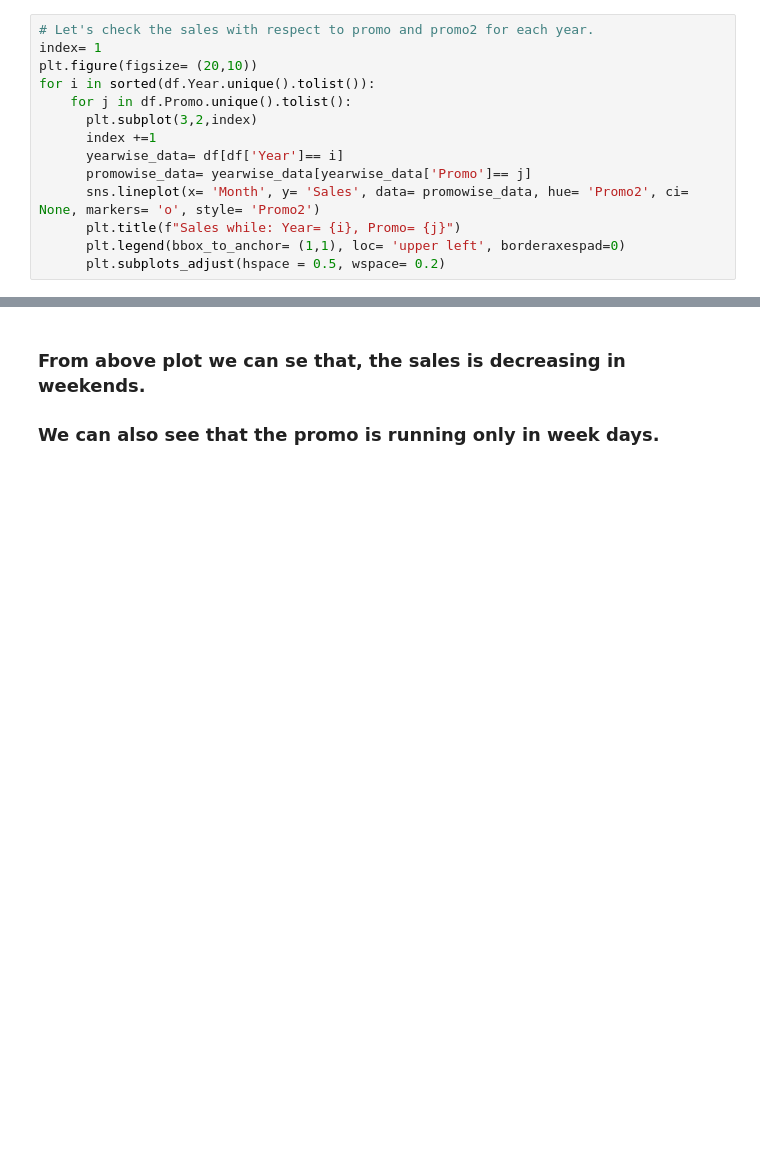
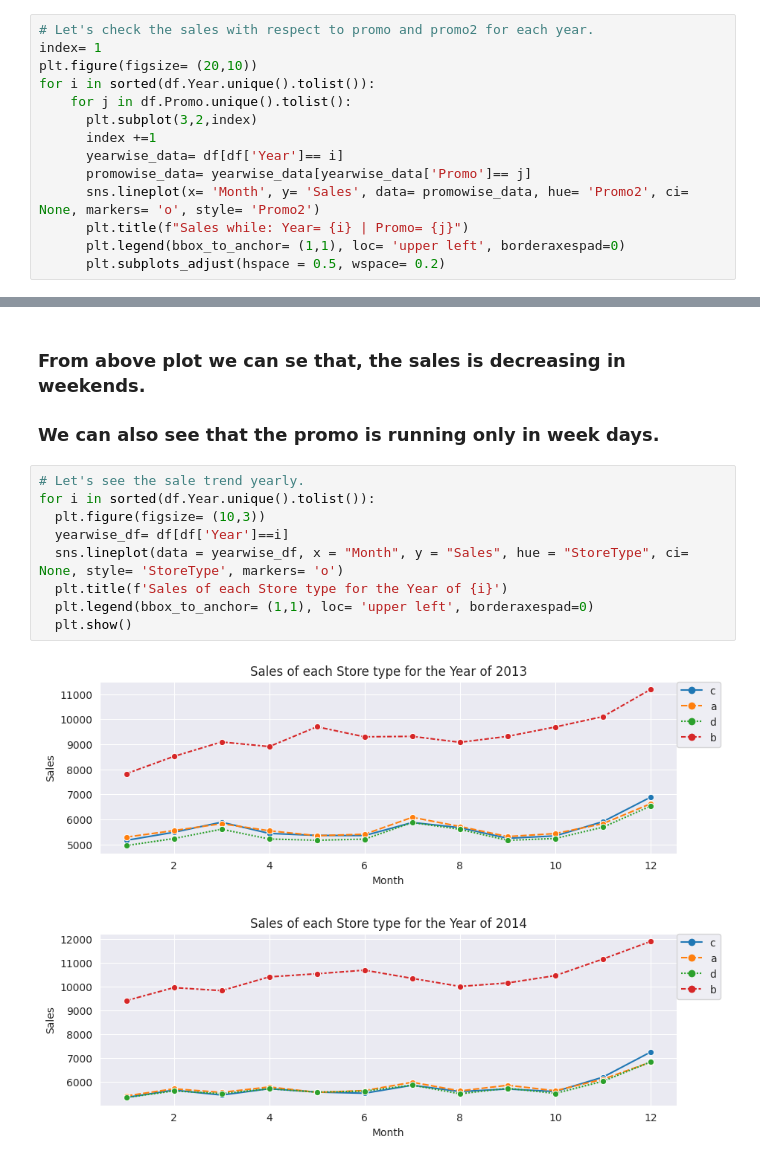
Before and after one commit to diptiranjan1998/Regression-Analysis-on-Retail-Sales-Prediction, a Jupyter notebook: Retail_sales_prediction.ipynb, the cells around one changed output, grey strips where cells are left out. Cells and saved outputs as stored; diff of their text form; blank space fills up the shorter version.

```diff
--- a/Retail_sales_prediction.ipynb
+++ b/Retail_sales_prediction.ipynb
@@ -554,7 +556,7 @@ for i in sorted(df.Year.unique().tolist()):
       yearwise_data= df[df['Year']== i]
       promowise_data= yearwise_data[yearwise_data['Promo']== j]
       sns.lineplot(x= 'Month', y= 'Sales', data= promowise_data, hue= 'Promo2', ci= None, markers= 'o', style= 'Promo2')
-      plt.title(f"Sales while: Year= {i}, Promo= {j}")
+      plt.title(f"Sales while: Year= {i} | Promo= {j}")
       plt.legend(bbox_to_anchor= (1,1), loc= 'upper left', borderaxespad=0)
       plt.subplots_adjust(hspace = 0.5, wspace= 0.2)
 # %% [output]
@@ -571,3 +573,15 @@ sns.lineplot(x= 'DayOfWeek', y= 'Sales', data= df, hue= 'Promo', markers= 'o', s
 ### From above plot we can se that, the sales is decreasing in weekends.
 
 ### We can also see that the promo is running only in week days.
+# %%
+# Let's see the sale trend yearly.
+for i in sorted(df.Year.unique().tolist()):
+  plt.figure(figsize= (10,3))
+  yearwise_df= df[df['Year']==i]
+  sns.lineplot(data = yearwise_df, x = "Month", y = "Sales", hue = "StoreType", ci= None, style= 'StoreType', markers= 'o')
+  plt.title(f'Sales of each Store type for the Year of {i}')
+  plt.legend(bbox_to_anchor= (1,1), loc= 'upper left', borderaxespad=0)
+  plt.show()
+# %% [output]
+[figure, added]
+[figure, added]
```
Also changed, not shown: parts of 18 cells of this notebook.
